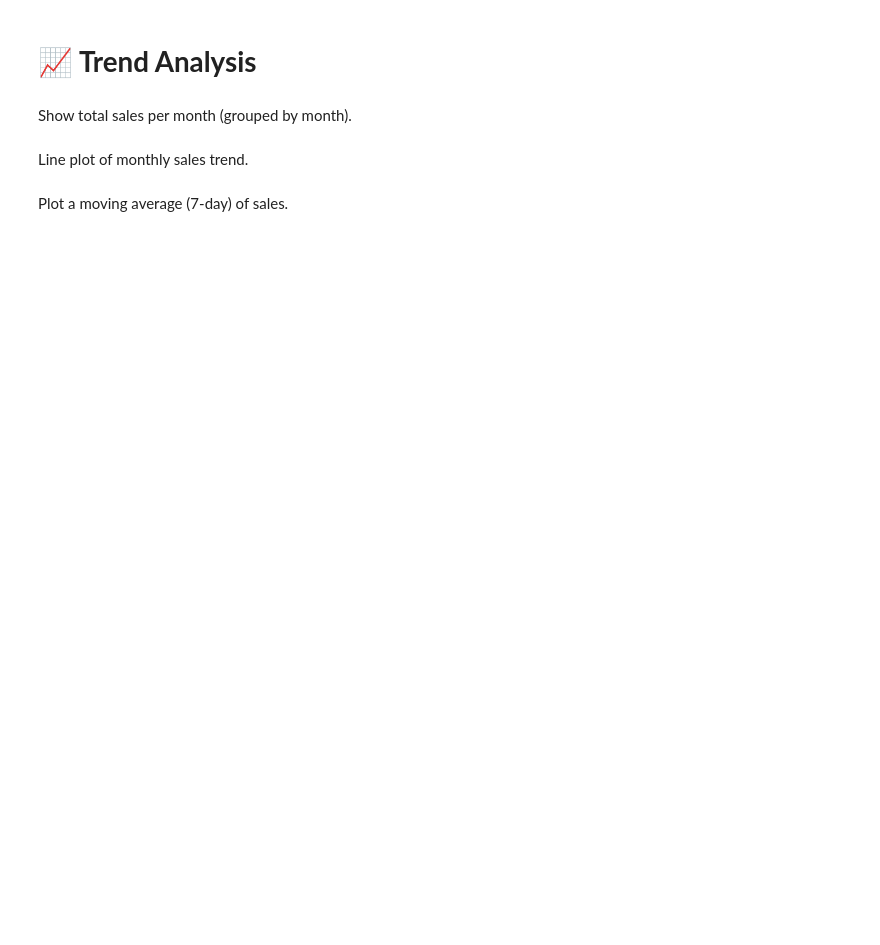
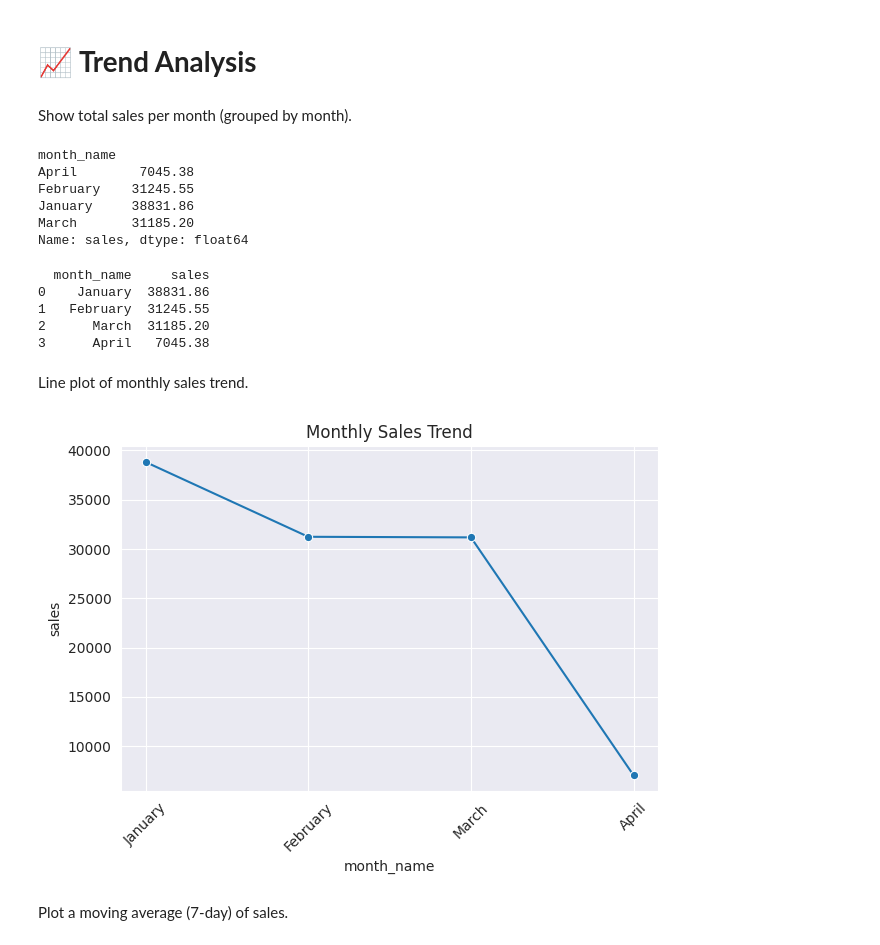
Before and after one commit to pratapjay/Sales_Data-Analytics, a Jupyter notebook: Sales_insights.ipynb, the cells around one changed output. Drawn from its saved outputs; the diff is of its cells as text; code cells hidden in the pictures; blank space fills up the shorter version.

```diff
--- a/Sales_insights.ipynb
+++ b/Sales_insights.ipynb
@@ -776,3 +796,9 @@ Month name (January, February, etc.)
 Year
 
 Day of the week
+# %%
+df['month_name']=df['order_date'].dt.month_name()
+# %%
+df['year']=df['order_date'].dt.year
+# %%
+df['day_name']=df['order_date'].dt.day_name()
@@ -780,7 +815,40 @@ Day of the week
 # **📈 Trend Analysis**
 # %% [markdown]
 Show total sales per month (grouped by month).
+# %%
+df.groupby('month_name')['sales'].sum()
+# %% [output]
+month_name
+April        7045.38
+February    31245.55
+January     38831.86
+March       31185.20
+Name: sales, dtype: float64
+# %%
+df['month_number'] = df['order_date'].dt.month
+df['month_name'] = df['order_date'].dt.month_name()
+# Group by both and sort by month_number
+monthly_sales = df.groupby(['month_number', 'month_name'])['sales'].sum().reset_index()
+# Sort by month_number and display
+monthly_sales = monthly_sales.sort_values('month_number')
+# Optional: Drop month_number if you only want month names
+monthly_sales = monthly_sales[['month_name', 'sales']]
+print(monthly_sales)
+# %% [output]
+  month_name     sales
+0    January  38831.86
+1   February  31245.55
+2      March  31185.20
+3      April   7045.38
 # %% [markdown]
 Line plot of monthly sales trend.
+# %%
+sns.lineplot(x='month_name',y='sales',data=monthly_sales,marker='o')
+plt.title('Monthly Sales Trend')
+plt.xticks(rotation=45)
+plt.tight_layout()
+plt.show()
+# %% [output]
+[figure, added]
 # %% [markdown]
 Plot a moving average (7-day) of sales.
```
Also changed, not shown: parts of 8 cells of this notebook.
